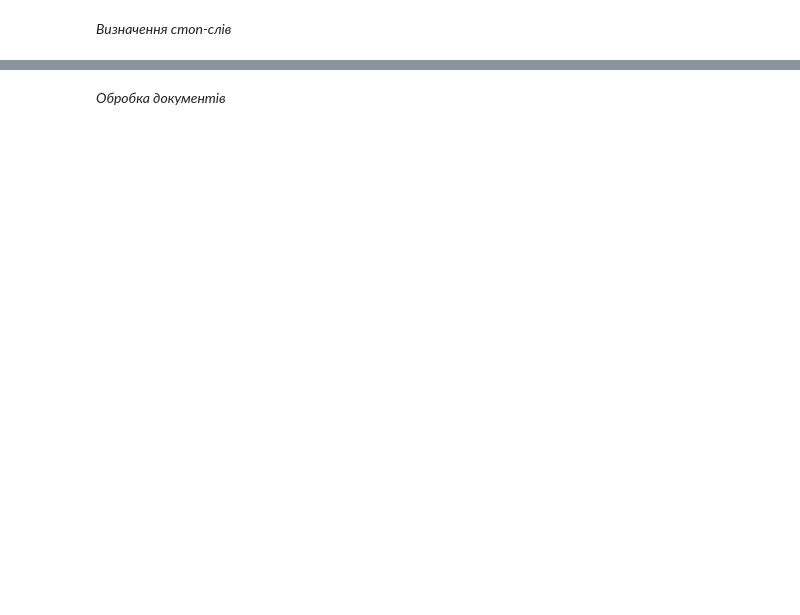
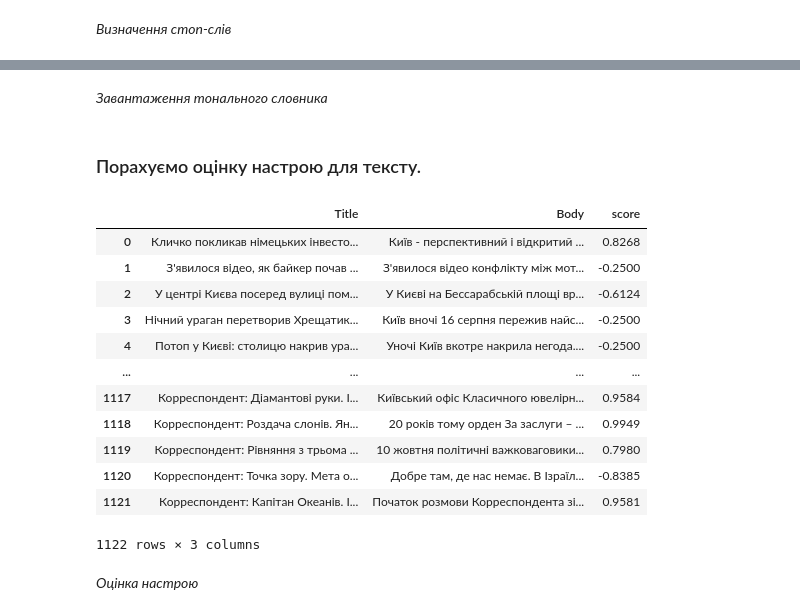
Before and after one commit to SideShowBoBGOT/DataAnalysisFourthSemester, a Jupyter notebook: Lab8/lab8.ipynb, the cells around one changed output, grey strips where cells are left out. Drawn from its saved outputs; the diff is of its cells as text; code cells hidden in the pictures; blank space fills up the shorter version.

```diff
--- a/Lab8/lab8.ipynb
+++ b/Lab8/lab8.ipynb
@@ -211,2 +464,39 @@ p_corpus_ukr
-# %% [markdown]
-*Обробка документів*
+# %%
+import csv
+url = 'https://raw.githubusercontent.com/lang-uk/tone-dict-uk/master/tone-dict-uk.tsv'
+r = requests.get(url)
+with open(nltk.data.path[0]+'/tone-dict-uk.tsv', 'wb') as f:
+    f.write(r.content)
+
+d = {}
+with open(nltk.data.path[0]+'/tone-dict-uk.tsv', 'r') as csv_file:
+    for row in csv.reader(csv_file, delimiter='\t'):
+        d[row[0]] = float(row[1])
+
+from nltk.sentiment.vader import SentimentIntensityAnalyzer
+SIA = SentimentIntensityAnalyzer()
+SIA.lexicon.update(d)
+# %% [markdown]
+*Завантаження тонального словника*
+# %% [markdown]
+### Порахуємо оцінку настрою для тексту.
+# %%
+df_ukr['score'] = df_ukr.apply(
+    lambda row: SIA.polarity_scores(row.Body)["compound"], axis = 1)
+df_ukr
+# %% [output]
+|  | Title | Body | score |
+| 0 | Кличко покликав німецьких інвесто... | Київ - перспективний і відкритий ... | 0.8268 |
+| 1 | З'явилося відео, як байкер почав ... | З'явилося відео конфлікту між мот... | -0.2500 |
+| 2 | У центрі Києва посеред вулиці пом... | У Києві на Бессарабській площі вр... | -0.6124 |
+| 3 | Нічний ураган перетворив Хрещатик... | Київ вночі 16 серпня пережив найс... | -0.2500 |
+| 4 | Потоп у Києві: столицю накрив ура... | Уночі Київ вкотре накрила негода.... | -0.2500 |
+| ... | ... | ... | ... |
+| 1117 | Корреспондент: Діамантові руки. І... | Київський офіс Класичного ювелірн... | 0.9584 |
+| 1118 | Корреспондент: Роздача слонів. Ян... | 20 років тому орден За заслуги – ... | 0.9949 |
+| 1119 | Корреспондент: Рівняння з трьома ... | 10 жовтня політичні важковаговики... | 0.7980 |
+| 1120 | Корреспондент: Точка зору. Мета о... | Добре там, де нас немає. В Ізраїл... | -0.8385 |
+| 1121 | Корреспондент: Капітан Океанів. І... | Початок розмови Корреспондента зі... | 0.9581 |
+1122 rows × 3 columns
+# %% [markdown]
+*Оцінка настрою*
```
Also changed, not shown: parts of 24 cells of this notebook.
